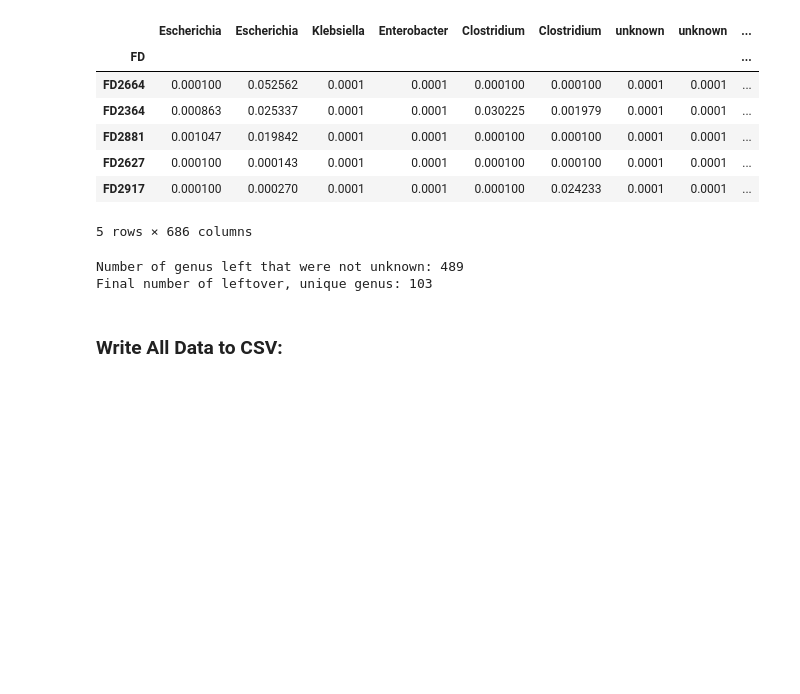
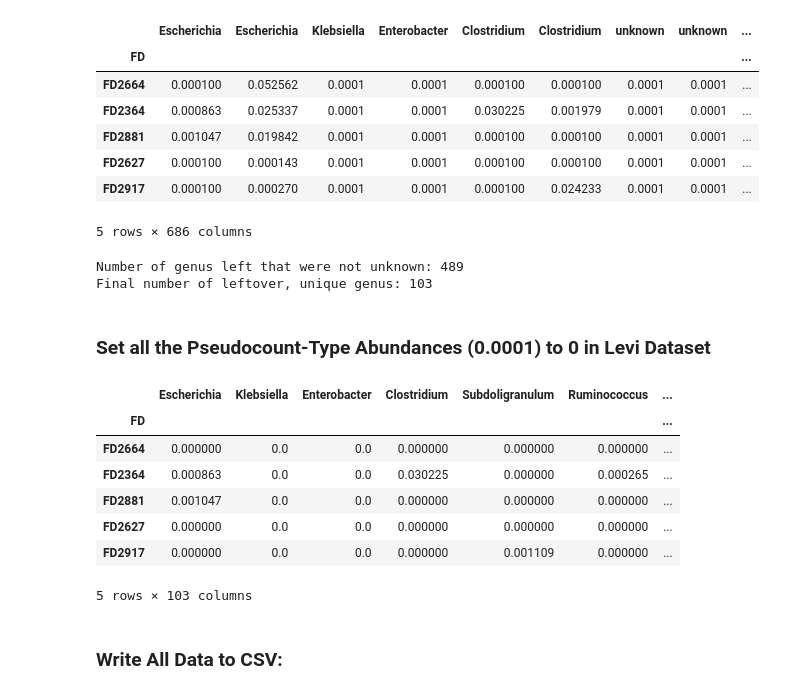
Before and after one commit to evelynsq/gut-microbiome-signature-multiple-sclerosis, a Jupyter notebook: make_DFs.ipynb, the cells around one changed output. Saved outputs shown, nothing was run; the diff lists cells and outputs as text; code cells hidden in the pictures; blank space fills up the shorter version.

Commit message:
Set pseudocount values to 0 in the Levi dataset

```diff
--- a/make_DFs.ipynb
+++ b/make_DFs.ipynb
@@ -392,6 +392,23 @@ print(f"Final number of leftover, unique genus: {len(levi_genus_unique_df.column
 # %% [output]
 Number of genus left that were not unknown: 489
 Final number of leftover, unique genus: 103
+# %% [markdown]
+### Set all the Pseudocount-Type Abundances (0.0001) to 0 in Levi Dataset
+# %%
+levi_species_unique_df = levi_species_unique_df.mask(levi_species_unique_df <= 0.0001, 0)
+
+levi_genus_unique_df = levi_genus_unique_df.mask(levi_genus_unique_df <= 0.0001, 0)
+
+levi_genus_unique_df.head()
+# %% [output]
+|  | Escherichia | Klebsiella | Enterobacter | Clostridium | Subdoligranulum | Ruminococcus | ... |
+| FD |  |  |  |  |  |  | ... |
+| FD2664 | 0.000000 | 0.0 | 0.0 | 0.000000 | 0.000000 | 0.000000 | ... |
+| FD2364 | 0.000863 | 0.0 | 0.0 | 0.030225 | 0.000000 | 0.000265 | ... |
+| FD2881 | 0.001047 | 0.0 | 0.0 | 0.000000 | 0.000000 | 0.000000 | ... |
+| FD2627 | 0.000000 | 0.0 | 0.0 | 0.000000 | 0.000000 | 0.000000 | ... |
+| FD2917 | 0.000000 | 0.0 | 0.0 | 0.000000 | 0.001109 | 0.000000 | ... |
+5 rows × 103 columns
 # %% [markdown]
 ### Write All Data to CSV:
 # %%
```
Also changed, not shown: 3 other files.
